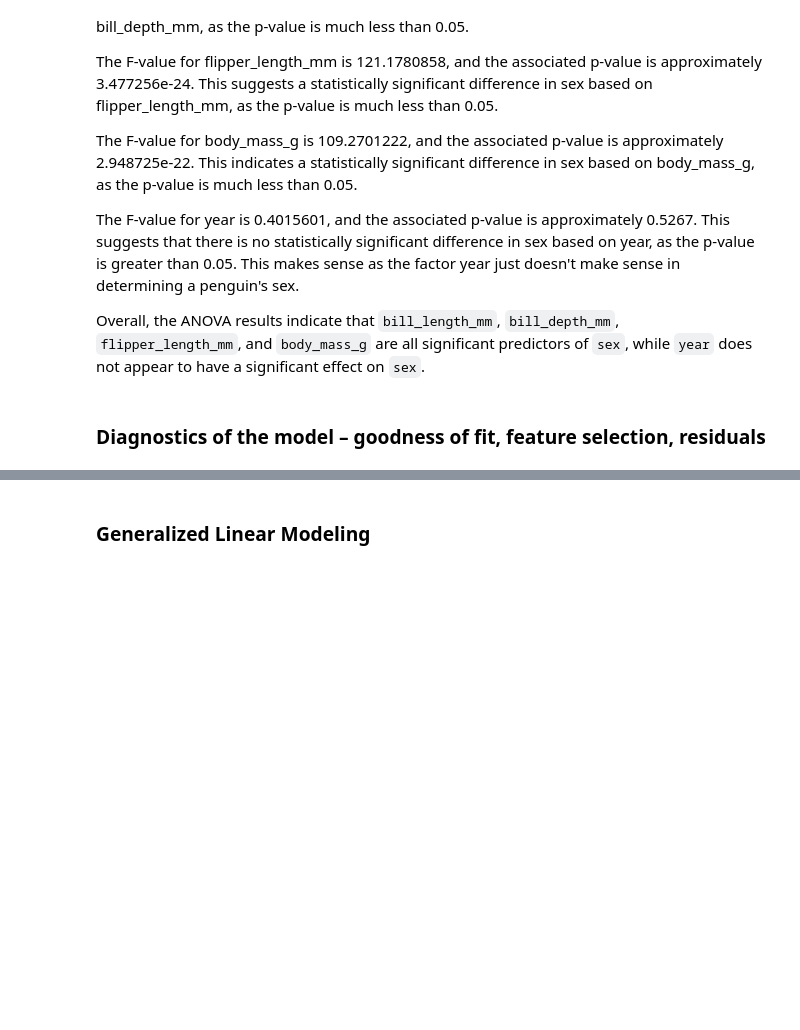
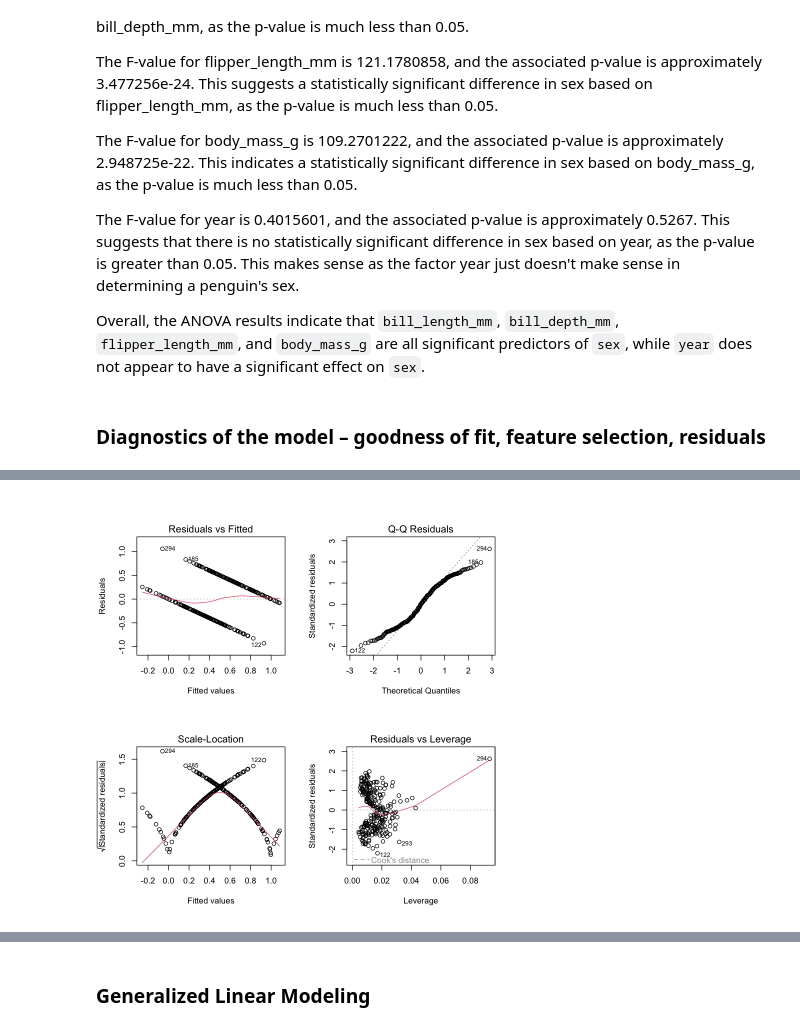
Before and after one commit to sasibonu/Stats2, a Jupyter notebook: Final_Project/Final_Project.ipynb, the cells around one changed output, grey strips where cells are left out. Cells and saved outputs as stored; diff of their text form; code cells hidden in the pictures; blank space fills up the shorter version.

```diff
--- a/Final_Project/Final_Project.ipynb
+++ b/Final_Project/Final_Project.ipynb
@@ -234,0 +251,3 @@ Overall, this analysis suggests that `bill_length_mm` and `bill_depth_mm` are im
+# %%
+mlr_penguins_2 <- lm(sex_numeric ~ bill_length_mm + flipper_length_mm + body_mass_g, data = df)
+summary(mlr_penguins_2)
@@ -270,0 +376,5 @@ plot(mlr_penguins)
+# %%
+par(mfrow = c(2, 2))
+plot(mlr_penguins_2)
+# %% [output]
+[figure, added]
```
Also changed, not shown: parts of 17 cells of this notebook, 1 other file.
